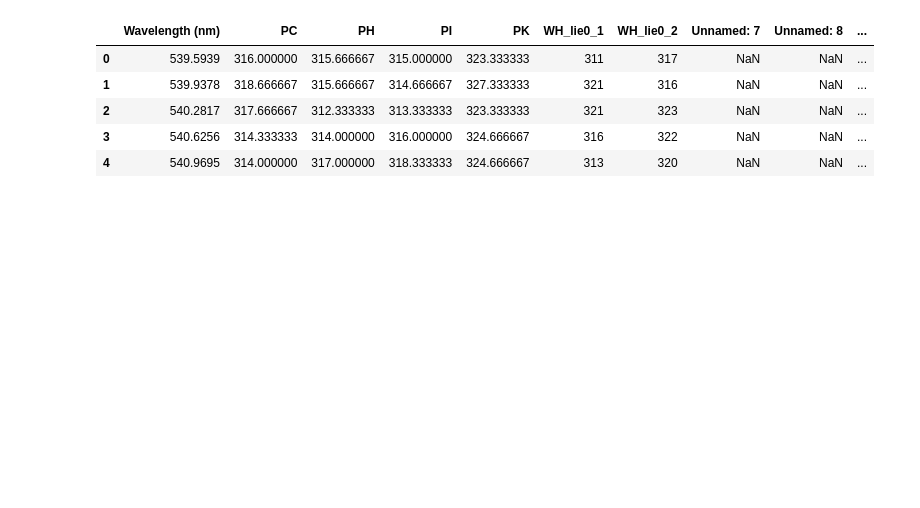
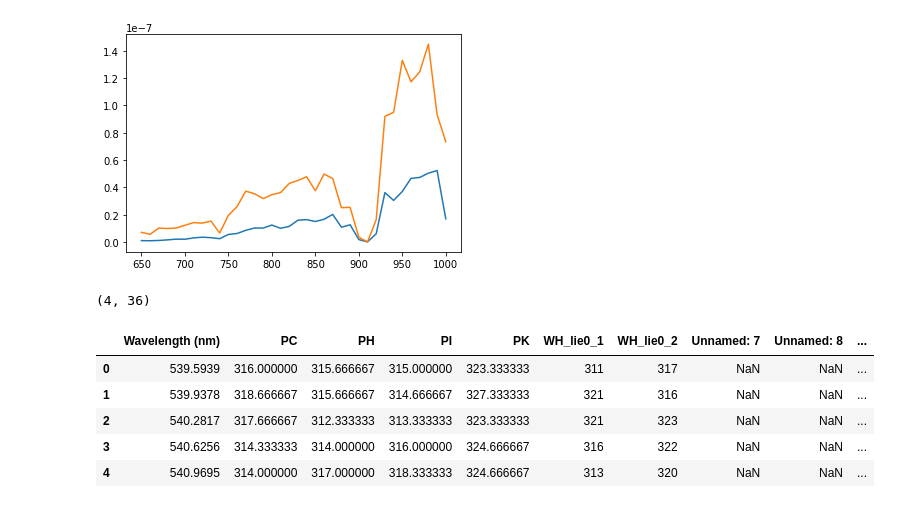
Before and after one commit to ToastCheng/ijv, a Jupyter notebook: calibrate_test.ipynb, the cells around one changed output. Drawn from its saved outputs; the diff is of its cells as text; code cells hidden in the pictures; blank space fills up the shorter version.

```diff
--- a/calibrate_test.ipynb
+++ b/calibrate_test.ipynb
@@ -27 +49,9 @@ df.to_csv("CHIK/sim_spec.csv", index=None)
+# %%
+# plt.plot(df["wl"], df["C"])
+# plt.plot(df["wl"], df["H"])
+plt.plot(df["wl"], df["I"])
+plt.plot(df["wl"], df["K"])
+plt.show()
+# %% [output]
+[figure, added]
 # %%
@@ -30,5 +60,8 @@ calib = Calibrator()
 # %%
 sim = df.iloc[:, 1:].values.T
+sim.shape
+# %% [output]
+(4, 36)
 # %%
 # calib.get_a_b(sim, )
 # %%
```
Also changed, not shown: parts of 19 cells of this notebook, 3 other files.
